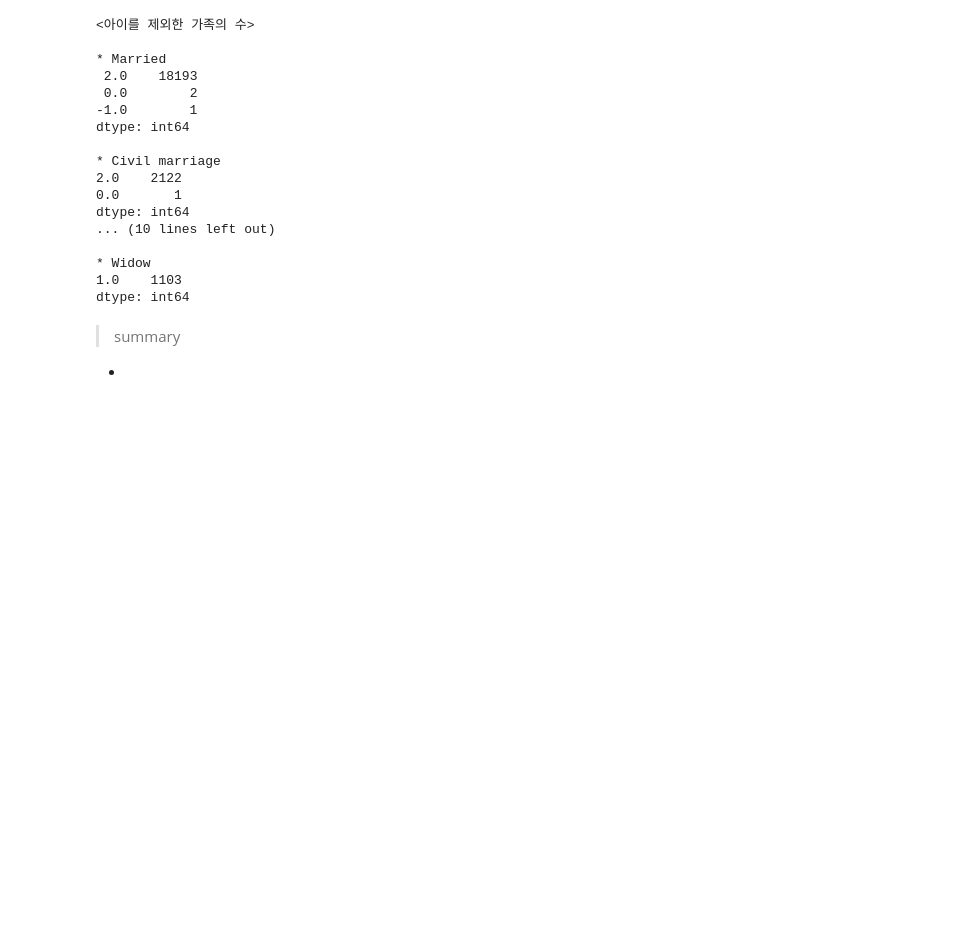
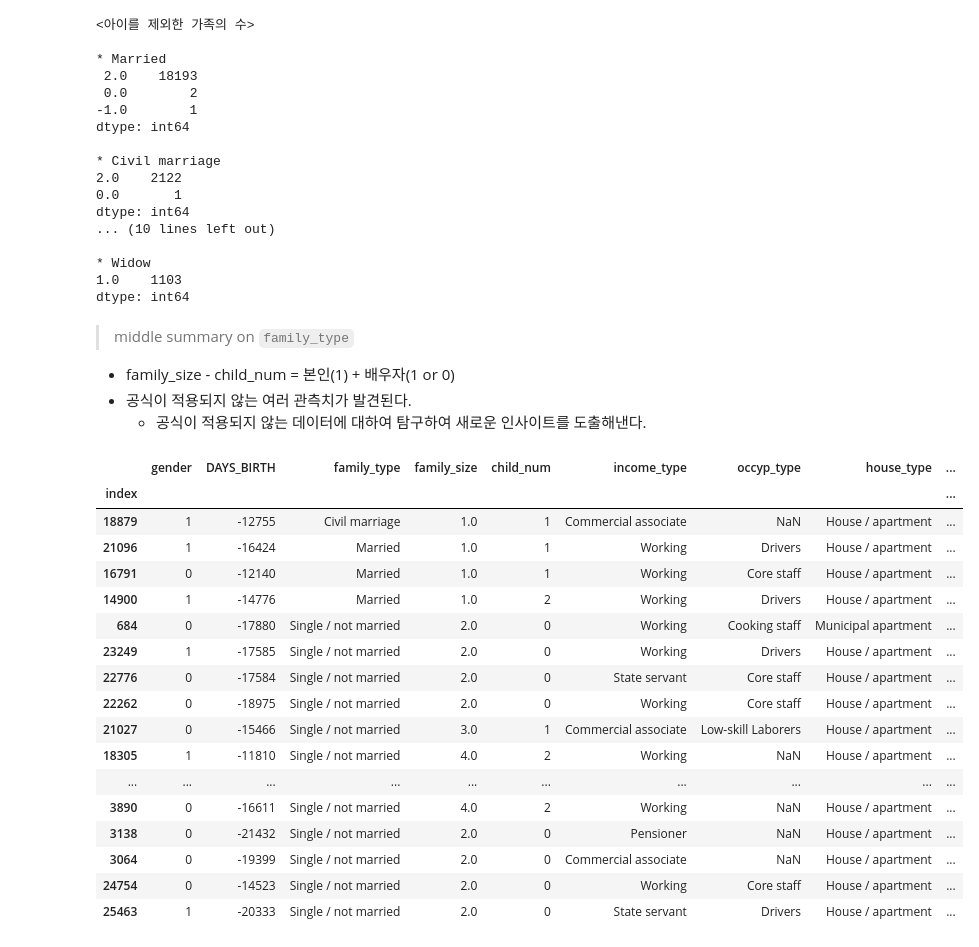
Before and after one commit to Gangtaro/data_science_repository, a Jupyter notebook: COMPETETION_LOG/DACON_210405_credit/210405_credit_eda.ipynb, the cells around one changed output. Drawn from its saved outputs; the diff is of its cells as text; code cells hidden in the pictures; blank space fills up the shorter version.

````diff
--- a/COMPETETION_LOG/DACON_210405_credit/210405_credit_eda.ipynb
+++ b/COMPETETION_LOG/DACON_210405_credit/210405_credit_eda.ipynb
@@ -501,6 +502,32 @@ dtype: int64
 * Widow
 1.0    1103
 dtype: int64
-# %% [markdown]
-> summary
--
+# %% [markdown]
+> middle summary on ```family_type```
+- family_size - child_num = 본인(1) + 배우자(1 or 0)
+- 공식이 적용되지 않는 여러 관측치가 발견된다.
+    - 공식이 적용되지 않는 데이터에 대하여 탐구하여 새로운 인사이트를 도출해낸다.
+# %%
+# 공식이 적용이 되지 않는 데이터
+whether_married = train.family_type.copy()
+whether_married.replace({'Married':2, 'Civil marriage':2, 'Separated':1, 'Single / not married':1, 'Widow':1}, inplace = True)
+train[train.family_size - train.child_num != whether_married][['gender', 'DAYS_BIRTH', 'family_type','family_size', 'child_num', 'income_type', 'occyp_type', 'house_type','credit']].sort_values('family_type')
+# %% [output]
+|  | gender | DAYS_BIRTH | family_type | family_size | child_num | income_type | occyp_type | house_type | ... |
+| index |  |  |  |  |  |  |  |  | ... |
+| 18879 | 1 | -12755 | Civil marriage | 1.0 | 1 | Commercial associate | NaN | House / apartment | ... |
+| 21096 | 1 | -16424 | Married | 1.0 | 1 | Working | Drivers | House / apartment | ... |
+| 16791 | 0 | -12140 | Married | 1.0 | 1 | Working | Core staff | House / apartment | ... |
+| 14900 | 1 | -14776 | Married | 1.0 | 2 | Working | Drivers | House / apartment | ... |
+| 684 | 0 | -17880 | Single / not married | 2.0 | 0 | Working | Cooking staff | Municipal apartment | ... |
+| 23249 | 1 | -17585 | Single / not married | 2.0 | 0 | Working | Drivers | House / apartment | ... |
+| 22776 | 0 | -17584 | Single / not married | 2.0 | 0 | State servant | Core staff | House / apartment | ... |
+| 22262 | 0 | -18975 | Single / not married | 2.0 | 0 | Working | Core staff | House / apartment | ... |
+| 21027 | 0 | -15466 | Single / not married | 3.0 | 1 | Commercial associate | Low-skill Laborers | House / apartment | ... |
+| 18305 | 1 | -11810 | Single / not married | 4.0 | 2 | Working | NaN | House / apartment | ... |
+| ... | ... | ... | ... | ... | ... | ... | ... | ... | ... |
+| 3890 | 0 | -16611 | Single / not married | 4.0 | 2 | Working | NaN | House / apartment | ... |
+| 3138 | 0 | -21432 | Single / not married | 2.0 | 0 | Pensioner | NaN | House / apartment | ... |
+| 3064 | 0 | -19399 | Single / not married | 2.0 | 0 | Commercial associate | NaN | House / apartment | ... |
+| 24754 | 0 | -14523 | Single / not married | 2.0 | 0 | Working | Core staff | House / apartment | ... |
+| 25463 | 1 | -20333 | Single / not married | 2.0 | 0 | State servant | Drivers | House / apartment | ... |
````
Also changed, not shown: parts of 25 cells of this notebook, 8 other files.
